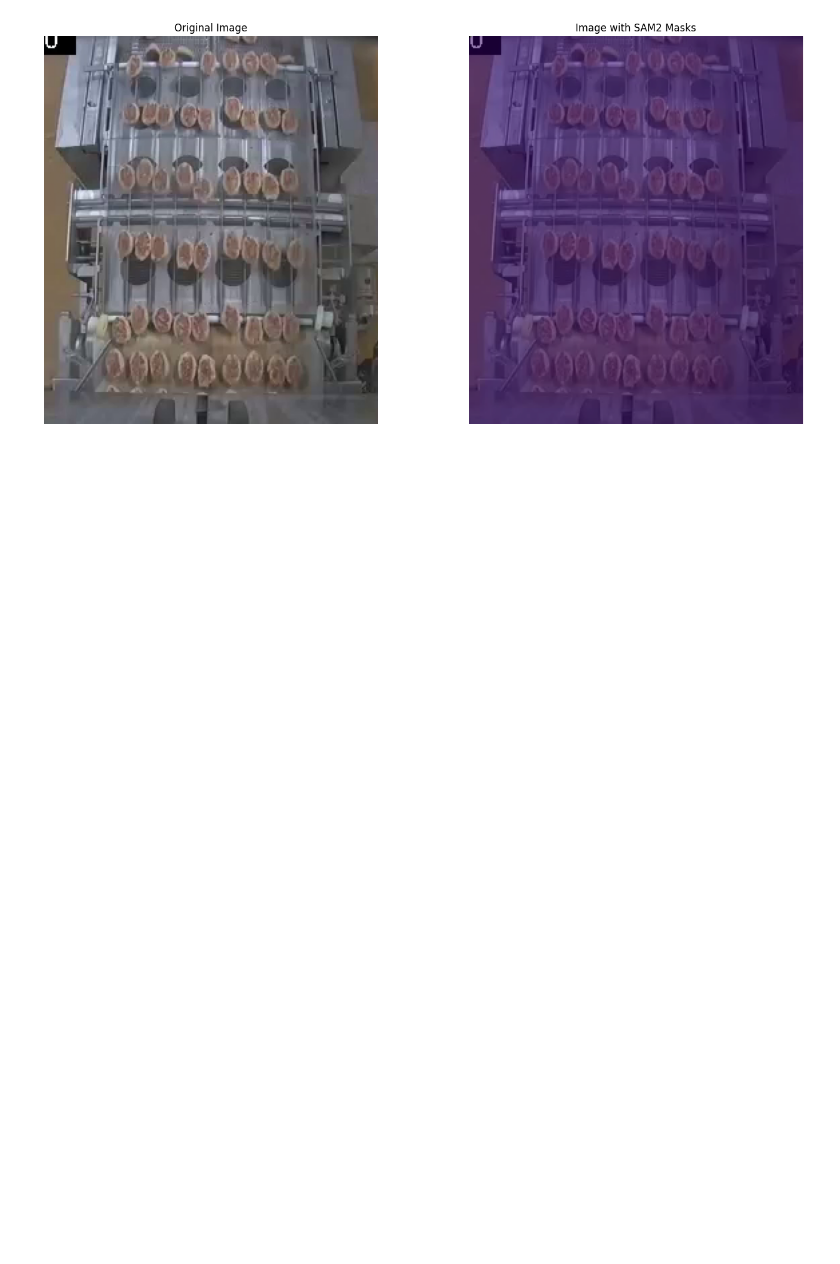
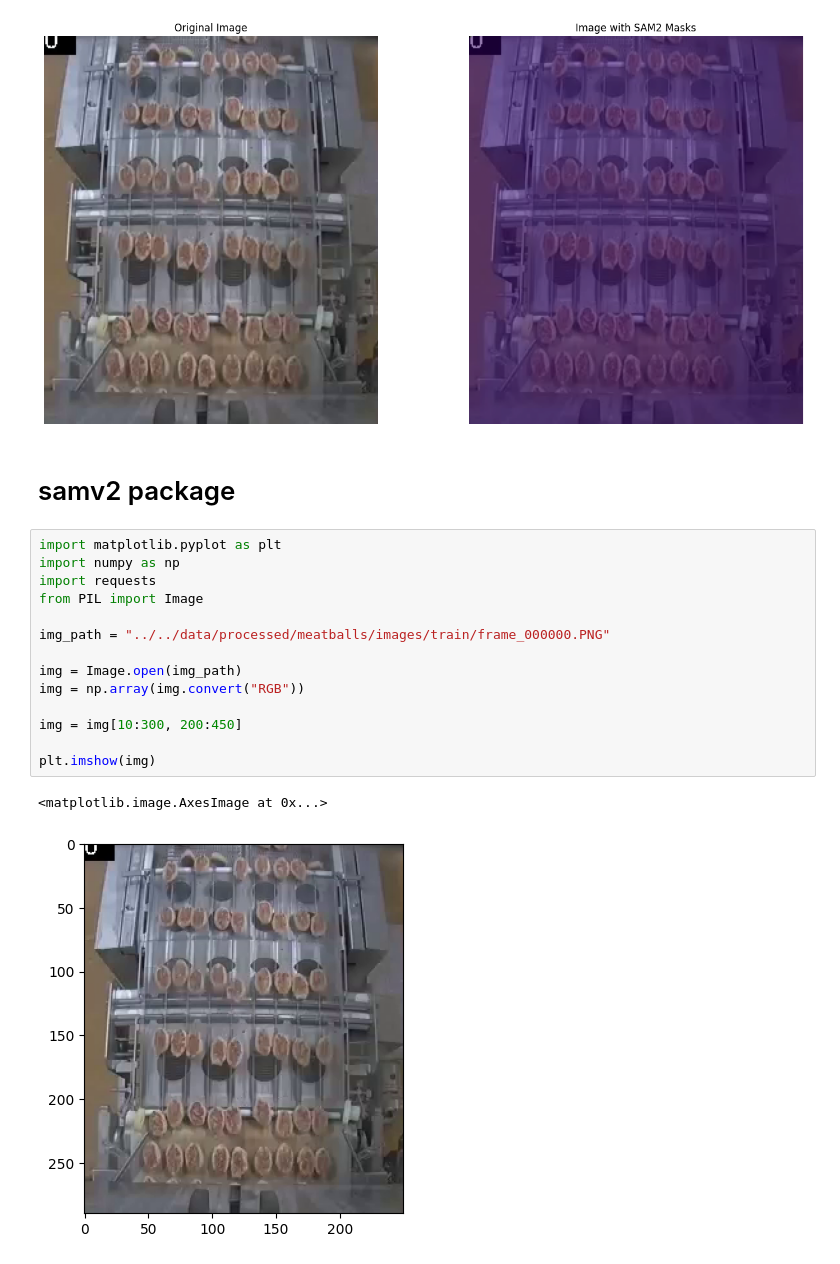
Before and after one commit to FactbirdHQ/auto-annotation-sam, a Jupyter notebook: notebooks/sam_proto.ipynb, the cells around one changed output. Cells and saved outputs as stored; diff of their text form; blank space fills up the shorter version.

```diff
--- a/notebooks/sam_proto.ipynb
+++ b/notebooks/sam_proto.ipynb
@@ -184,3 +186,22 @@ plt.tight_layout()
 plt.show()
 # %% [output]
 [figure]
+# %% [markdown]
+# samv2 package
+# %%
+import matplotlib.pyplot as plt
+import numpy as np
+import requests
+from PIL import Image
+
+img_path = "../../data/processed/meatballs/images/train/frame_000000.PNG"
+
+img = Image.open(img_path)
+img = np.array(img.convert("RGB"))
+
+img = img[10:300, 200:450]
+
+plt.imshow(img)
+# %% [output]
+<matplotlib.image.AxesImage at 0x...>
+[figure, added]
```
Also changed, not shown: parts of 9 cells of this notebook, 1 other file.
